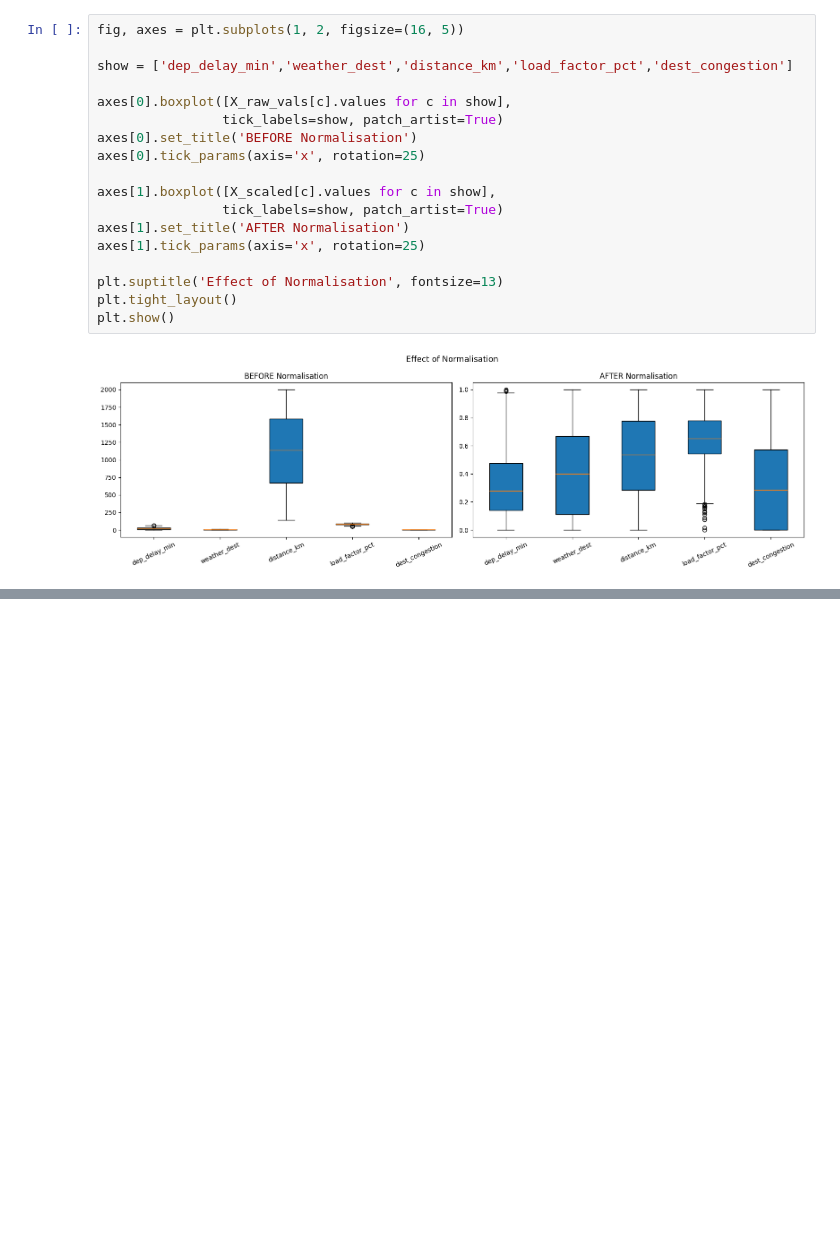
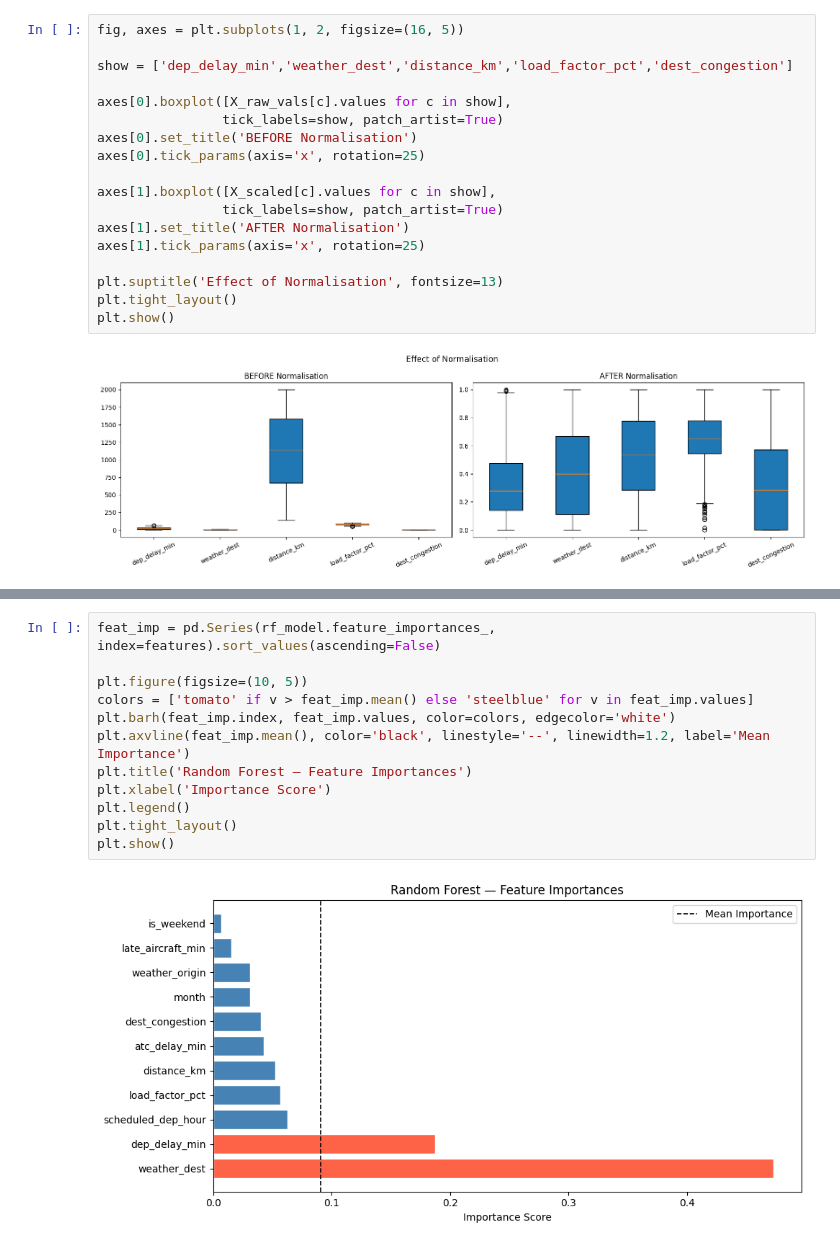
Before and after one commit to mokshaggarwal12/airline-delay-prediction, a Jupyter notebook: airline_delay_regression.ipynb, the cells around one changed output, grey strips where cells are left out. Cells and saved outputs as stored; diff of their text form; blank space fills up the shorter version.

```diff
--- a/airline_delay_regression.ipynb
+++ b/airline_delay_regression.ipynb
@@ -388,0 +465,14 @@ plt.show()
+# %%
+feat_imp = pd.Series(rf_model.feature_importances_, index=features).sort_values(ascending=False)
+
+plt.figure(figsize=(10, 5))
+colors = ['tomato' if v > feat_imp.mean() else 'steelblue' for v in feat_imp.values]
+plt.barh(feat_imp.index, feat_imp.values, color=colors, edgecolor='white')
+plt.axvline(feat_imp.mean(), color='black', linestyle='--', linewidth=1.2, label='Mean Importance')
+plt.title('Random Forest — Feature Importances')
+plt.xlabel('Importance Score')
+plt.legend()
+plt.tight_layout()
+plt.show()
+# %% [output]
+[figure, added]
```
Also changed, not shown: parts of 19 cells of this notebook.
